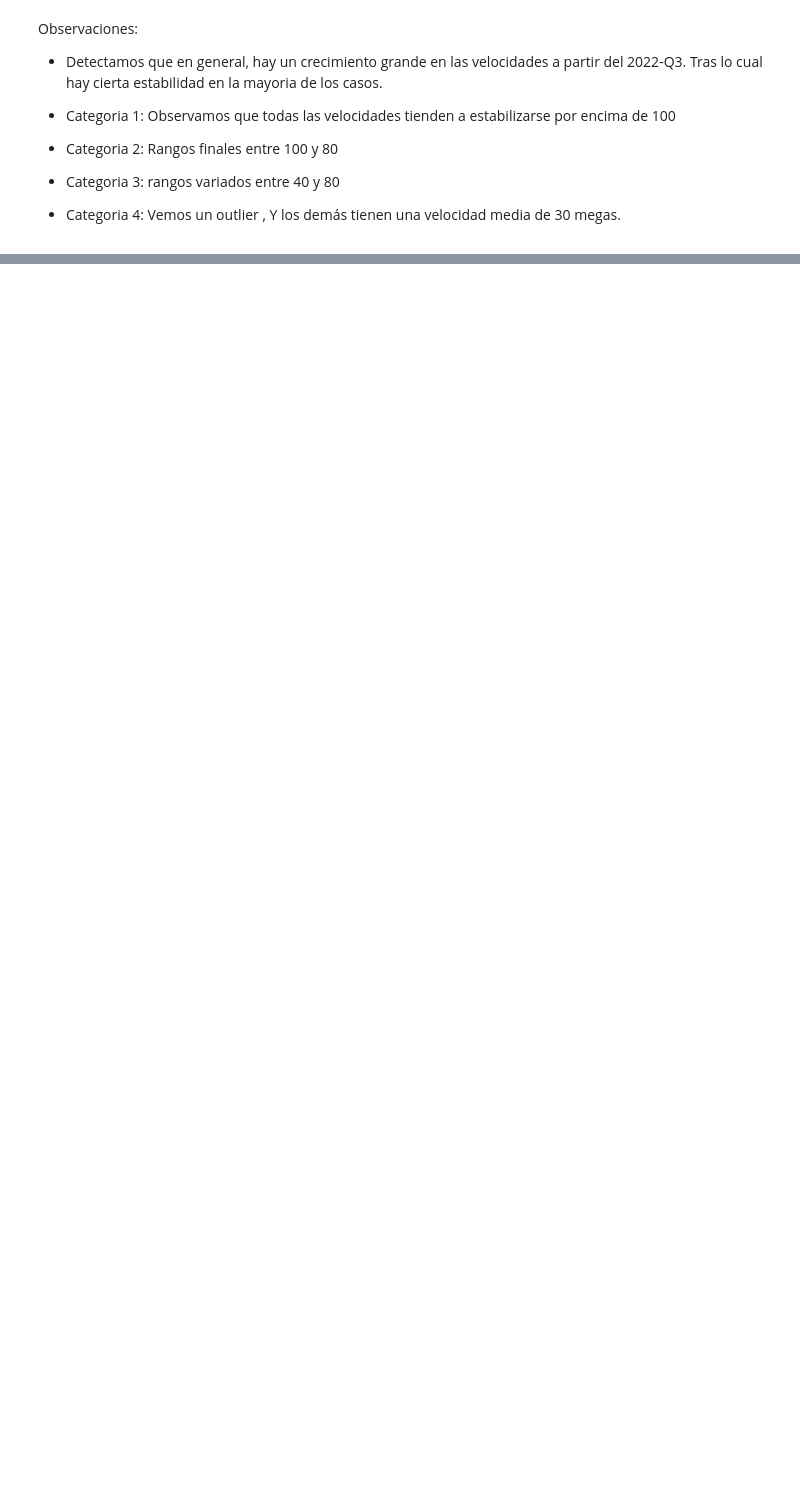
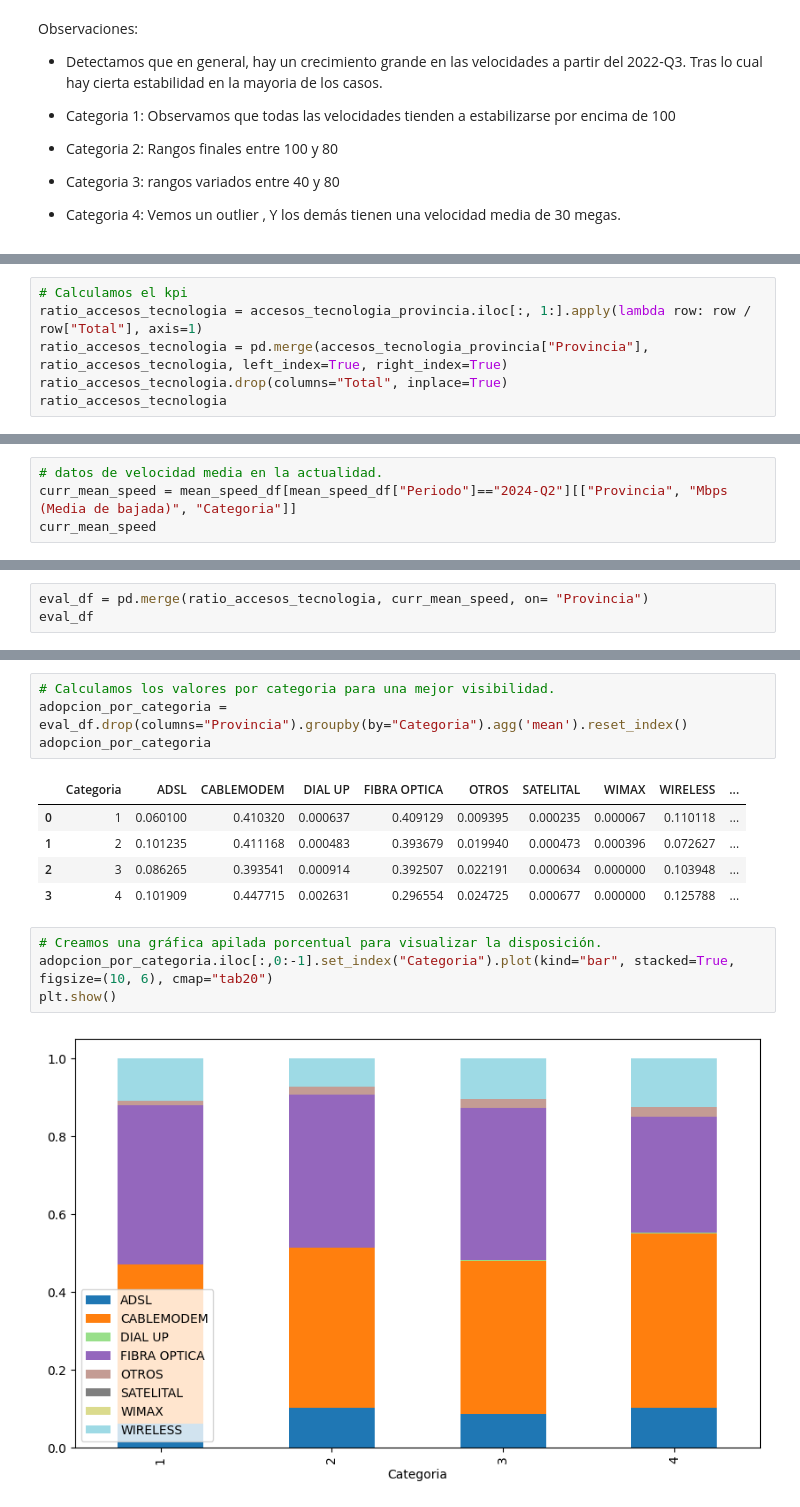
Before and after one commit to SDCaFlo/HenryDataAnalytics, a Jupyter notebook: EDA.ipynb, the cells around one changed output, grey strips where cells are left out. Saved outputs shown, nothing was run; the diff lists cells and outputs as text; blank space fills up the shorter version.

```diff
--- a/EDA.ipynb
+++ b/EDA.ipynb
@@ -711,0 +1047,6 @@ Observaciones:
+# %%
+# Calculamos el kpi
+ratio_accesos_tecnologia = accesos_tecnologia_provincia.iloc[:, 1:].apply(lambda row: row / row["Total"], axis=1)
+ratio_accesos_tecnologia = pd.merge(accesos_tecnologia_provincia["Provincia"], ratio_accesos_tecnologia, left_index=True, right_index=True)
+ratio_accesos_tecnologia.drop(columns="Total", inplace=True)
+ratio_accesos_tecnologia
@@ -711,0 +1071,4 @@ Observaciones:
+# %%
+# datos de velocidad media en la actualidad.
+curr_mean_speed = mean_speed_df[mean_speed_df["Periodo"]=="2024-Q2"][["Provincia", "Mbps (Media de bajada)", "Categoria"]]
+curr_mean_speed
@@ -711,0 +1093,3 @@ Observaciones:
+# %%
+eval_df = pd.merge(ratio_accesos_tecnologia, curr_mean_speed, on= "Provincia")
+eval_df
@@ -711,0 +1138,16 @@ Observaciones:
+# %%
+# Calculamos los valores por categoria para una mejor visibilidad.
+adopcion_por_categoria = eval_df.drop(columns="Provincia").groupby(by="Categoria").agg('mean').reset_index()
+adopcion_por_categoria
+# %% [output]
+|  | Categoria | ADSL | CABLEMODEM | DIAL UP | FIBRA OPTICA | OTROS | SATELITAL | WIMAX | WIRELESS | ... |
+| 0 | 1 | 0.060100 | 0.410320 | 0.000637 | 0.409129 | 0.009395 | 0.000235 | 0.000067 | 0.110118 | ... |
+| 1 | 2 | 0.101235 | 0.411168 | 0.000483 | 0.393679 | 0.019940 | 0.000473 | 0.000396 | 0.072627 | ... |
+| 2 | 3 | 0.086265 | 0.393541 | 0.000914 | 0.392507 | 0.022191 | 0.000634 | 0.000000 | 0.103948 | ... |
+| 3 | 4 | 0.101909 | 0.447715 | 0.002631 | 0.296554 | 0.024725 | 0.000677 | 0.000000 | 0.125788 | ... |
+# %%
+# Creamos una gráfica apilada porcentual para visualizar la disposición.
+adopcion_por_categoria.iloc[:,0:-1].set_index("Categoria").plot(kind="bar", stacked=True, figsize=(10, 6), cmap="tab20")
+plt.show()
+# %% [output]
+[figure, added]
```
Also changed, not shown: parts of 37 cells of this notebook.
